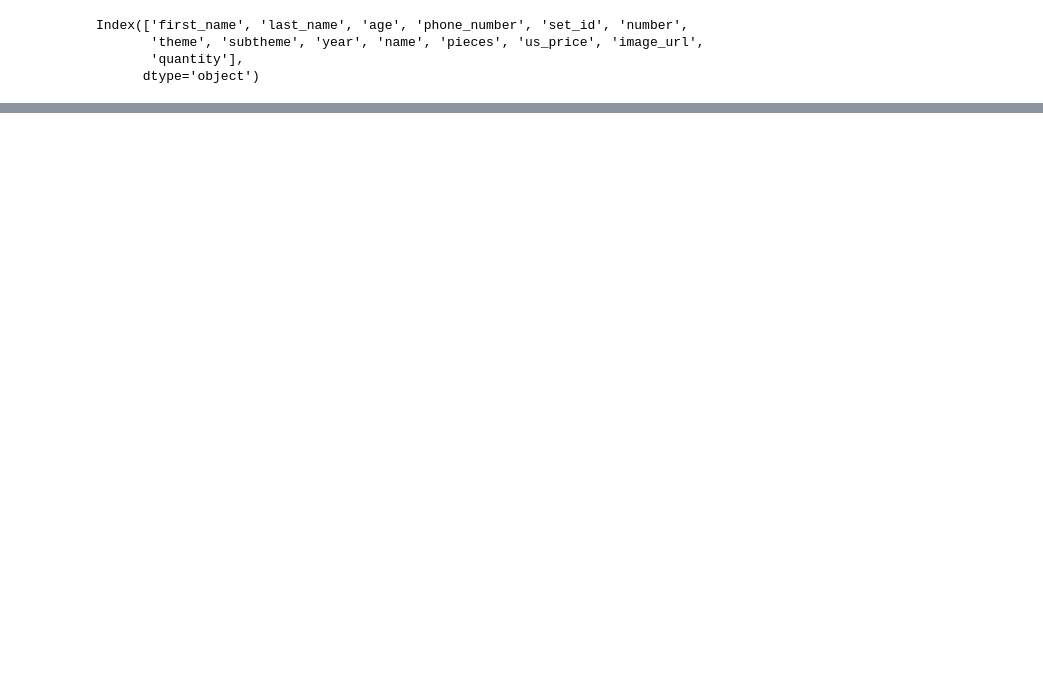
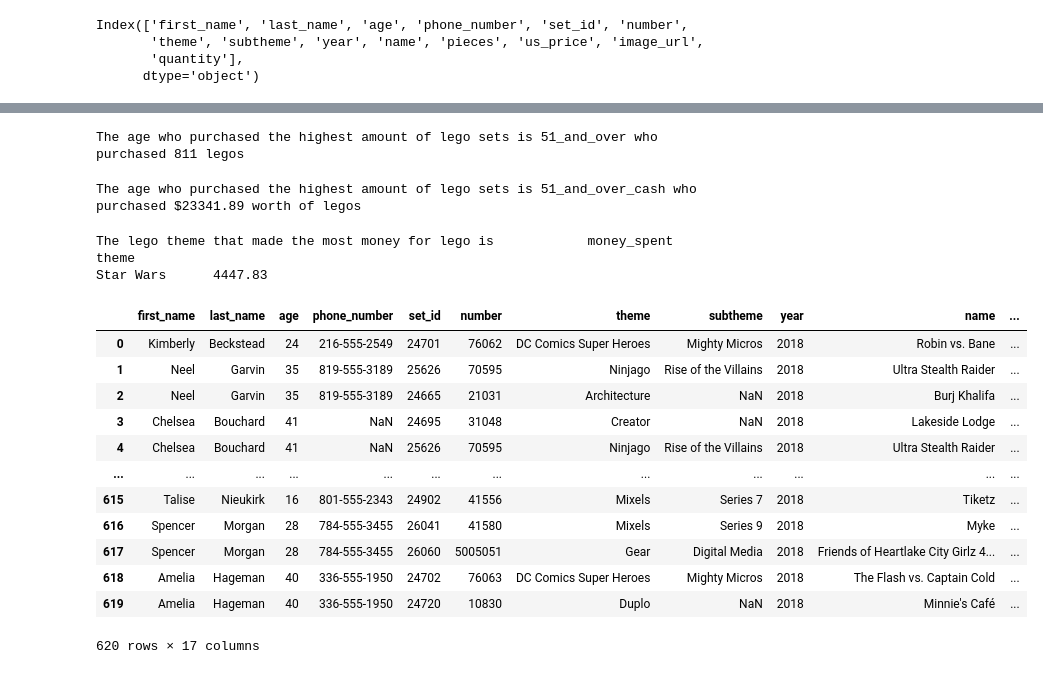
Before and after one commit to JesusPlascencia1/DATA201_Jesus_Plascencia_Code, a Jupyter notebook: Day1/HW_D1_Done.ipynb, the cells around one changed output, grey strips where cells are left out. Cells and saved outputs as stored; diff of their text form; code cells hidden in the pictures; blank space fills up the shorter version.

```diff
--- a/Day1/HW_D1_Done.ipynb
+++ b/Day1/HW_D1_Done.ipynb
@@ -123,0 +170,74 @@ Name: count, dtype: int64
+# %%
+#6.  Which age group has purchased the highest number of Lego sets.
+
+DF.columns
+
+group_quantity = {
+    '18_and_under': DF_under_18['quantity'].sum(),
+    '19_and_25': DF_19_25['quantity'].sum(),
+    '26_and_35': DF_26_35['quantity'].sum(),
+    '36_and_50': DF_36_50['quantity'].sum(),
+    '51_and_over': DF_51_over['quantity'].sum(),
+}
+quant = list(group_quantity.values())
+group = list(group_quantity.keys())
+
+max_quant = max(valus)
+
+for i in range(len(quant)):
+    if quant[i] == max_quant:
+        print(f"The age who purchased the highest amount of lego sets is {group[i]} who purchased {quant[i]} legos")
+# %% [output]
+The age who purchased the highest amount of lego sets is 51_and_over who purchased 811 legos
+# %%
+#7.  Which age group has spent the most money on Legos?
+DF['money_spent'] = DF['quantity'] * DF ['us_price']
+
+group_spent = {
+    '18_and_under_cash': DF_under_18['money_spent'].sum(),
+    '19_and_25_cash': DF_19_25['money_spent'].sum(),
+    '26_and_35_cash': DF_26_35['total_spent'].sum(),
+    '36_and_50_cash': DF_36_50['total_spent'].sum(),
+    '51_and_over_cash': DF_51_over['total_spent'].sum(),
+}
+quant_money = list(group_spent.values())
+group_age = list(group_spent.keys())
+
+max_money = max(valus)
+
+for i in range(len(quant_money)):
+    if quant[i] == max_money:
+        print(f"The age who purchased the highest amount of lego sets is {group_age[i]} who purchased ${quant_money[i]} worth of legos")
+# %% [output]
+The age who purchased the highest amount of lego sets is 51_and_over_cash who purchased $23341.89 worth of legos
+# %%
+#8  Which Lego theme has made the most money for Lego?
+focal_column_2 = ['theme', 'money_spent']
+
+highest_theme = DF[focal_column_2].groupby('theme').sum().sort_values('money_spent', ascending=False).head(1)
+highest_theme
+
+print(f"The lego theme that made the most money for lego is {highest_theme}")
+# %% [output]
+The lego theme that made the most money for lego is            money_spent
+theme
+Star Wars      4447.83
+# %%
+#9.  Which area code has spent the most money on Legos? In the US the area code is the first 3 digits of a phone number.
+#Then using a for loop calculate the average money spent per customer for each area code.
+
+DF
+# %% [output]
+|  | first_name | last_name | age | phone_number | set_id | number | theme | subtheme | year | name | ... |
+| 0 | Kimberly | Beckstead | 24 | 216-555-2549 | 24701 | 76062 | DC Comics Super Heroes | Mighty Micros | 2018 | Robin vs. Bane | ... |
+| 1 | Neel | Garvin | 35 | 819-555-3189 | 25626 | 70595 | Ninjago | Rise of the Villains | 2018 | Ultra Stealth Raider | ... |
+| 2 | Neel | Garvin | 35 | 819-555-3189 | 24665 | 21031 | Architecture | NaN | 2018 | Burj Khalifa | ... |
+| 3 | Chelsea | Bouchard | 41 | NaN | 24695 | 31048 | Creator | NaN | 2018 | Lakeside Lodge | ... |
+| 4 | Chelsea | Bouchard | 41 | NaN | 25626 | 70595 | Ninjago | Rise of the Villains | 2018 | Ultra Stealth Raider | ... |
+| ... | ... | ... | ... | ... | ... | ... | ... | ... | ... | ... | ... |
+| 615 | Talise | Nieukirk | 16 | 801-555-2343 | 24902 | 41556 | Mixels | Series 7 | 2018 | Tiketz | ... |
+| 616 | Spencer | Morgan | 28 | 784-555-3455 | 26041 | 41580 | Mixels | Series 9 | 2018 | Myke | ... |
+| 617 | Spencer | Morgan | 28 | 784-555-3455 | 26060 | 5005051 | Gear | Digital Media | 2018 | Friends of Heartlake City Girlz 4... | ... |
+| 618 | Amelia | Hageman | 40 | 336-555-1950 | 24702 | 76063 | DC Comics Super Heroes | Mighty Micros | 2018 | The Flash vs. Captain Cold | ... |
+| 619 | Amelia | Hageman | 40 | 336-555-1950 | 24720 | 10830 | Duplo | NaN | 2018 | Minnie's Café | ... |
+620 rows × 17 columns
```
Also changed, not shown: parts of 6 cells of this notebook.
